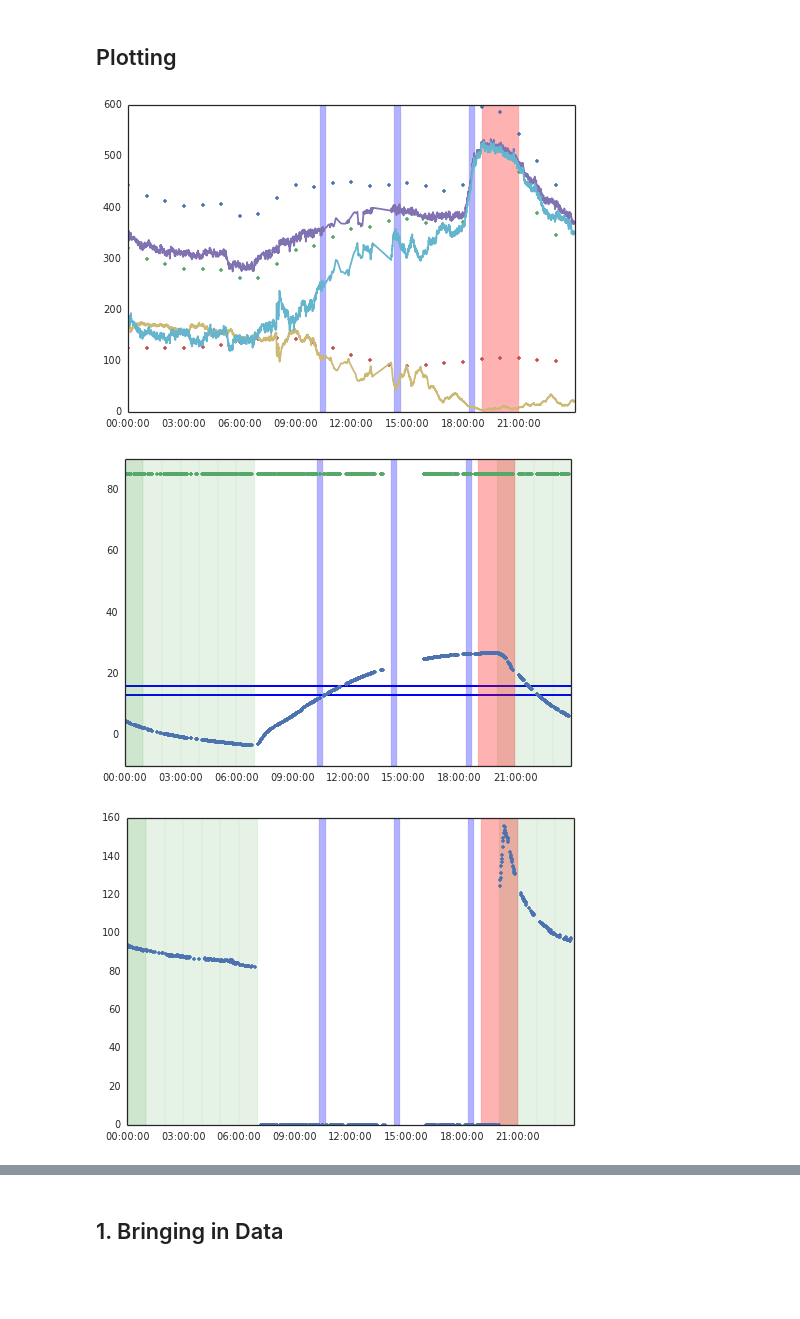
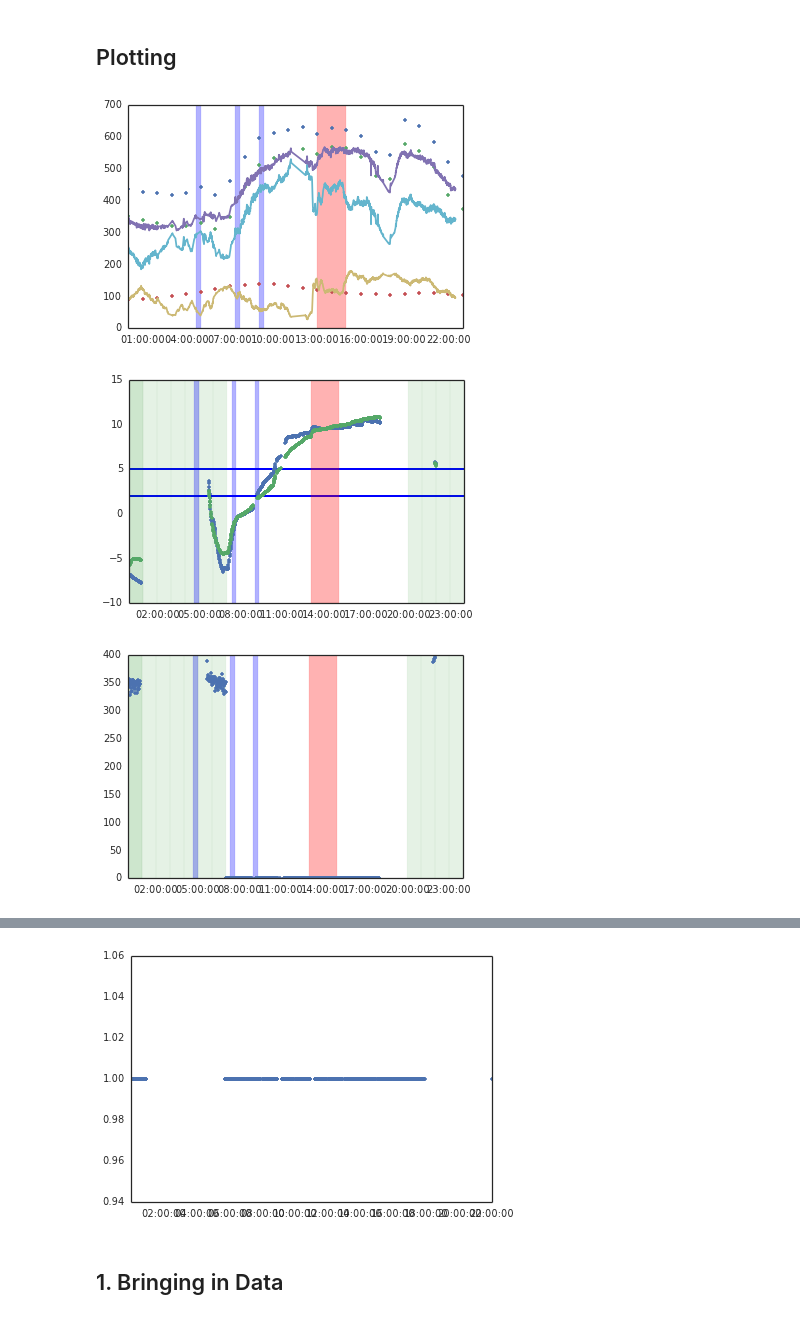
Before and after one commit to diegoleonbarido/flexbox-data-dump-analysis, a Jupyter notebook: ipynb/dr_implementation_analysis.ipynb, the cells around one changed output, grey strips where cells are left out. Drawn from its saved outputs; the diff is of its cells as text; code cells hidden in the pictures; blank space fills up the shorter version.

Commit message:
ipynb with all house analysis

```diff
--- a/ipynb/dr_implementation_analysis.ipynb
+++ b/ipynb/dr_implementation_analysis.ipynb
@@ -44,3 +44,4 @@ from niuera_nica import psql_niuera_control
 # Function for Reading Data
 
 #df_data_dic = read_dr_data_server(date_select = datetime(2016,7,12,0,0)) #inside_temperature,mfi,dr,pred_frame,twenty_sec,net_load_dr,peak_shifting_dr, network_tests
+df_data_dic = read_dr_data(source = "local",date_select = datetime(2016,7,11,0,0)) #inside_temperature,mfi,dr,pred_frame,twenty_sec,net_load_dr,peak_shifting_dr, network_tests
@@ -50,9 +52,9 @@ from niuera_nica import psql_niuera_control
 # %%
-plot_dr_data(df_data_dic,date_day = date(2016,7,11),house_id="flxbxD17")
+plot_dr_data(df_data_dic,date_day = date(2016,7,13),house_id="flxbxD21",outlet_source="active_pwr3",relay_source='relay3')
 
 # flxbxD1, flxbxD3, flxbxD6, flxbxD7, flxbxD9, flxbxD11, flxbxD12,  flxbxD14, flxbxD16, flxbxD17, flxbxD18, flxbxD19
 # flxbxD20, flxbxD21, flxbxD22, flxbxD24, flxbxD25, flxbxD26, flxbxD28, flxbxD29
 # %% [output]
-[figure, old version]
+[figure, new version]
-[figure, old version]
+[figure, new version]
-[figure, old version]
+[figure, new version]
@@ -60,3 +62,4 @@ plot_dr_data(df_data_dic,date_day = date(2016,7,11),house_id="flxbxD17")
+[figure, added]
 # %% [markdown]
 ## 1. Bringing in Data
 # %%
```
Also changed, not shown: parts of 11 cells of this notebook.
